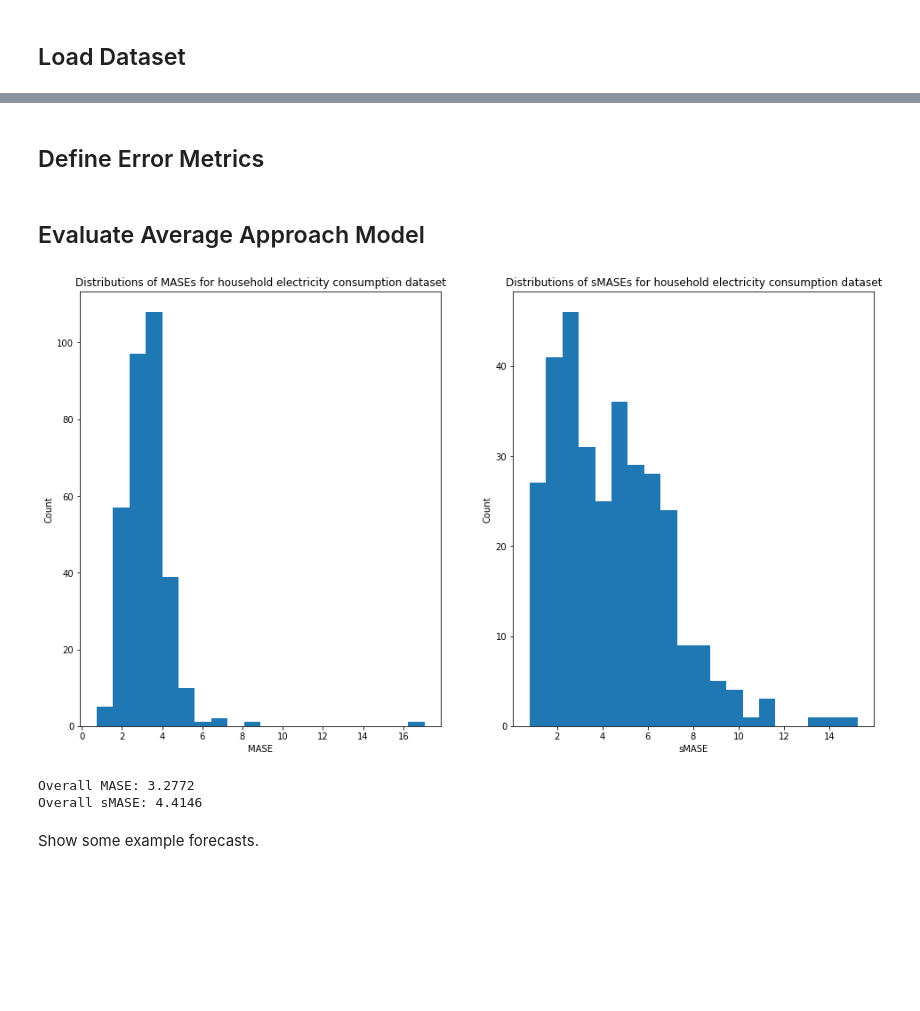
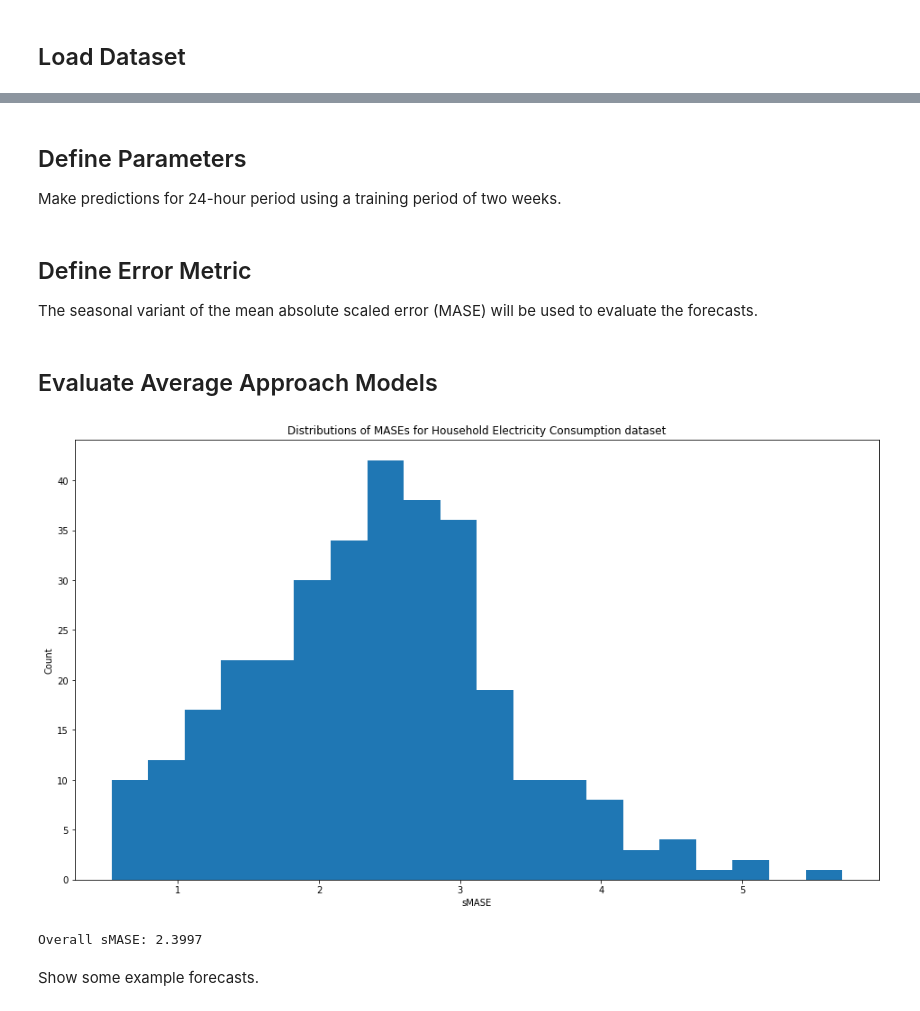
Before and after one commit to AidanCooper/forecasting, a Jupyter notebook: Average/household-electricity-consumption.ipynb, the cells around one changed output, grey strips where cells are left out. Cells and saved outputs as stored; diff of their text form; code cells hidden in the pictures; blank space fills up the shorter version.

Commit message:
Create Average Models
Create average models and forecasts

```diff
--- a/Average/household-electricity-consumption.ipynb
+++ b/Average/household-electricity-consumption.ipynb
@@ -31,2 +29,4 @@ three_weeks = 24*7*3
-# %% [markdown]
-## Define Error Metrics
+# %% [markdown]
+## Define Parameters
+
+Make predictions for 24-hour period using a training period of two weeks.
@@ -33,53 +38,39 @@ three_weeks = 24*7*3
+# %% [markdown]
+## Define Error Metric
+
+The seasonal variant of the mean absolute scaled error (MASE) will be used to evaluate the forecasts.
 # %%
-def calc_MASE(training_series, testing_series, prediction_series):
-    n = len(training_series) - 1
-    d = np.abs(np.diff(training_series)).sum()/ n
-    errors = np.abs(testing_series - prediction_series)
-    return np.mean(errors) / d
-
-
-def calc_sMASE(training_series, testing_series, prediction_series, seasonality=24):
+def calc_sMASE(training_series, testing_series, prediction_series, seasonality=prediction_length):
     a = training_series.iloc[seasonality:].values
     b = training_series.iloc[:-seasonality].values
     d = np.sum(np.abs(a-b)) / len(a)
     errors = np.abs(testing_series - prediction_series)
     return np.mean(errors) / d
 # %% [markdown]
-## Evaluate Average Approach Model
+## Evaluate Average Approach Models
 # %%
-results = hec.copy()
-for col in hec.columns[1:]:
-    results['%s_pred' % col] = results[col].iloc[-(test_length+three_weeks):-test_length].mean()
+results = df.copy()
+for i, col in enumerate(df.columns):
+    results['pred%s' % str(i+1)] = results[col].iloc[-(context_length + prediction_length):-prediction_length].mean()
 results.dropna(inplace=True)
-# %%
-MASEs = []
-sMASEs = []
-for col in hec.columns[1:]:
-    MASEs.append(calc_MASE(results[col].iloc[-(test_length+three_weeks):-test_length],
-                           results[col].iloc[-test_length:],
-                           results['%s_pred' % col].iloc[-test_length:]))
-    sMASEs.append(calc_sMASE(results[col].iloc[-(test_length+three_weeks):-test_length],
-                             results[col].iloc[-test_length:],
-                             results['%s_pred' % col].iloc[-test_length:]))
+# %%
+sMASEs = []
+for i, col in enumerate(df.columns):
+    sMASEs.append(calc_sMASE(results[col].iloc[-(context_length + prediction_length):-prediction_length],
+                             results[col].iloc[-prediction_length:],
+                             results['pred%s' % str(i+1)].iloc[-prediction_length:]))
 # %%
-fig, ax = plt.subplots(1, 2)
-ax[0].hist(MASEs, bins=20)
-ax[0].set_title('Distributions of MASEs for household electricity consumption dataset')
-ax[0].set_xlabel('MASE')
-ax[0].set_ylabel('Count')
-ax[1].hist(sMASEs, bins=20)
-ax[1].set_title('Distributions of sMASEs for household electricity consumption dataset')
-ax[1].set_xlabel('sMASE')
-ax[1].set_ylabel('Count');
+fig, ax = plt.subplots()
+ax.hist(sMASEs, bins=20)
+ax.set_title('Distributions of MASEs for {} dataset'.format(dataset_name))
+ax.set_xlabel('sMASE')
+ax.set_ylabel('Count');
 # %% [output]
-[figure, old version]
+[figure, new version]
 # %%
-MASE = np.mean(MASEs)
 sMASE = np.mean(sMASEs)
-print("Overall MASE: {:.4f}".format(MASE))
 print("Overall sMASE: {:.4f}".format(sMASE))
 # %% [output]
-Overall MASE: 3.2772
-Overall sMASE: 4.4146
+Overall sMASE: 2.3997
 # %% [markdown]
 Show some example forecasts.
```
Also changed, not shown: parts of 13 cells of this notebook, 5 other files.
